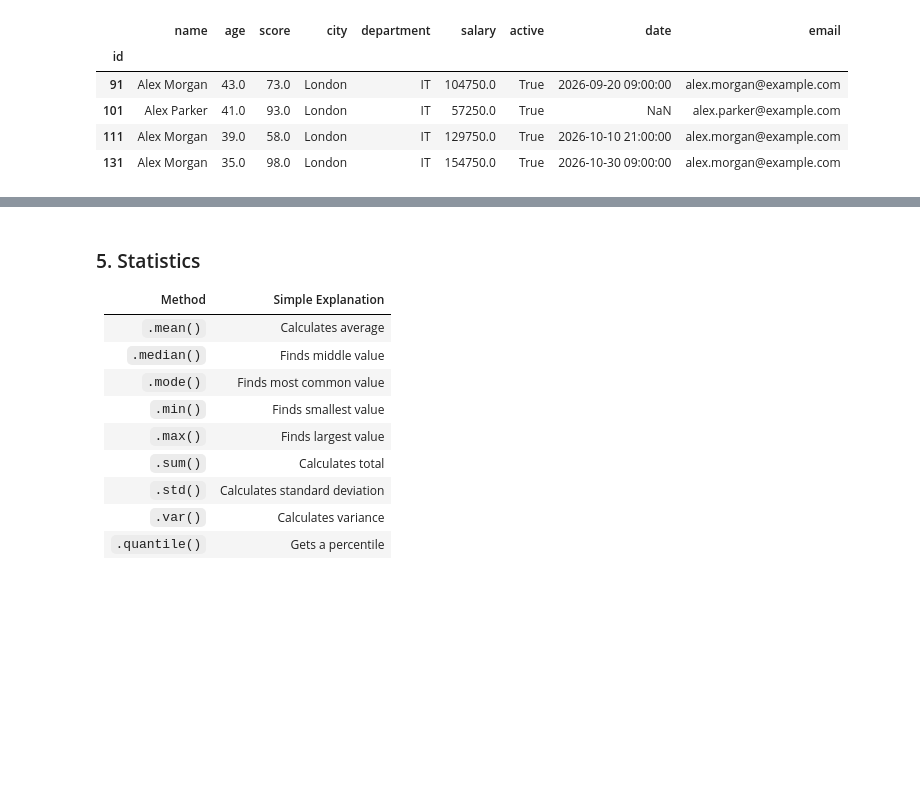
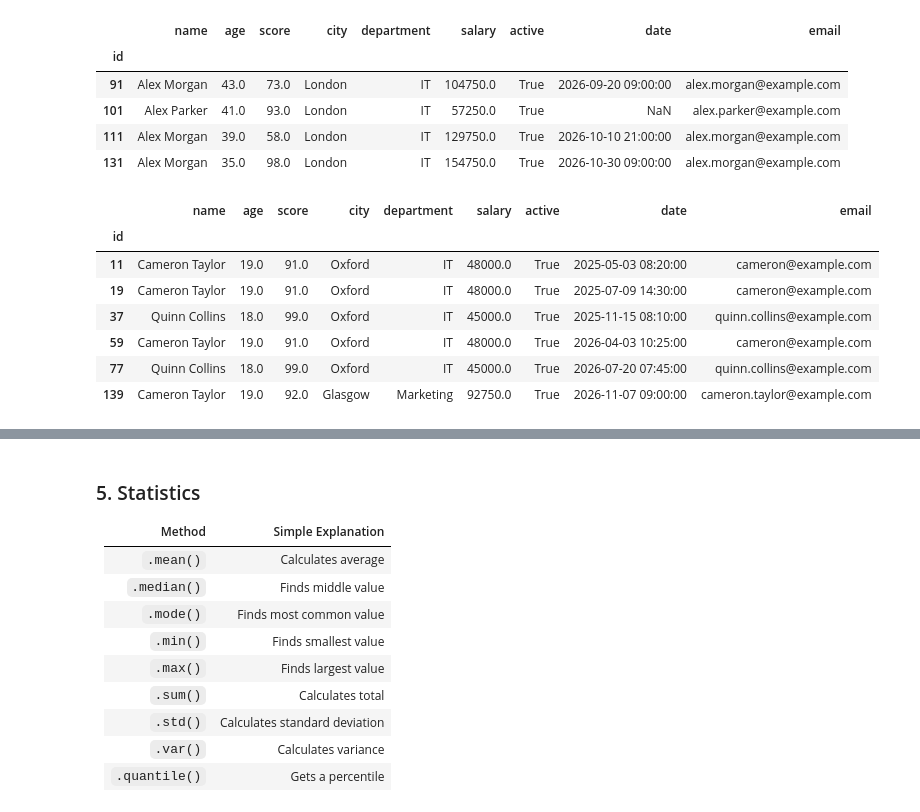
Before and after one commit to zaibgray/pandas, a Jupyter notebook: pandas.ipynb, the cells around one changed output, grey strips where cells are left out. Drawn from its saved outputs; the diff is of its cells as text; code cells hidden in the pictures; blank space fills up the shorter version.

```diff
--- a/pandas.ipynb
+++ b/pandas.ipynb
@@ -2018,3 +2018,15 @@ age_employees
 | 101 | Alex Parker | 41.0 | 93.0 | London | IT | 57250.0 | True | NaN | alex.parker@example.com |
 | 111 | Alex Morgan | 39.0 | 58.0 | London | IT | 129750.0 | True | 2026-10-10 21:00:00 | alex.morgan@example.com |
 | 131 | Alex Morgan | 35.0 | 98.0 | London | IT | 154750.0 | True | 2026-10-30 09:00:00 | alex.morgan@example.com |
+# %%
+e = employees
+e[(e["score"] > 90) & (e["age"] < 20)]
+# %% [output]
+|  | name | age | score | city | department | salary | active | date | email |
+| id |  |  |  |  |  |  |  |  |  |
+| 11 | Cameron Taylor | 19.0 | 91.0 | Oxford | IT | 48000.0 | True | 2025-05-03 08:20:00 | cameron@example.com |
+| 19 | Cameron Taylor | 19.0 | 91.0 | Oxford | IT | 48000.0 | True | 2025-07-09 14:30:00 | cameron@example.com |
+| 37 | Quinn Collins | 18.0 | 99.0 | Oxford | IT | 45000.0 | True | 2025-11-15 08:10:00 | quinn.collins@example.com |
+| 59 | Cameron Taylor | 19.0 | 91.0 | Oxford | IT | 48000.0 | True | 2026-04-03 10:25:00 | cameron@example.com |
+| 77 | Quinn Collins | 18.0 | 99.0 | Oxford | IT | 45000.0 | True | 2026-07-20 07:45:00 | quinn.collins@example.com |
+| 139 | Cameron Taylor | 19.0 | 92.0 | Glasgow | Marketing | 92750.0 | True | 2026-11-07 09:00:00 | cameron.taylor@example.com |
```
Also changed, not shown: parts of 3 cells of this notebook.
